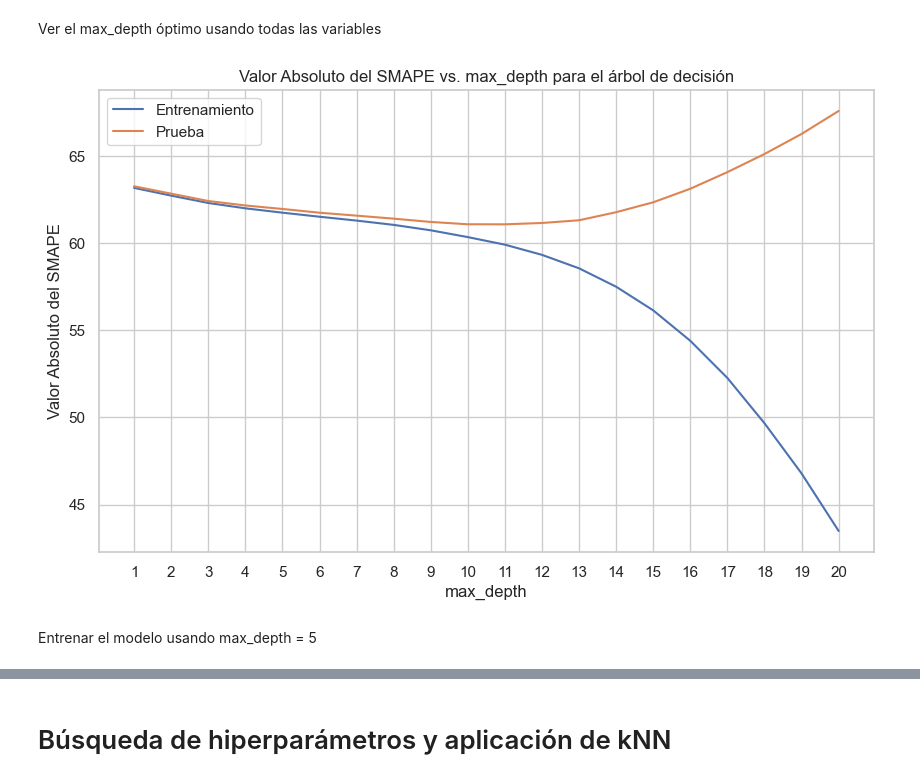
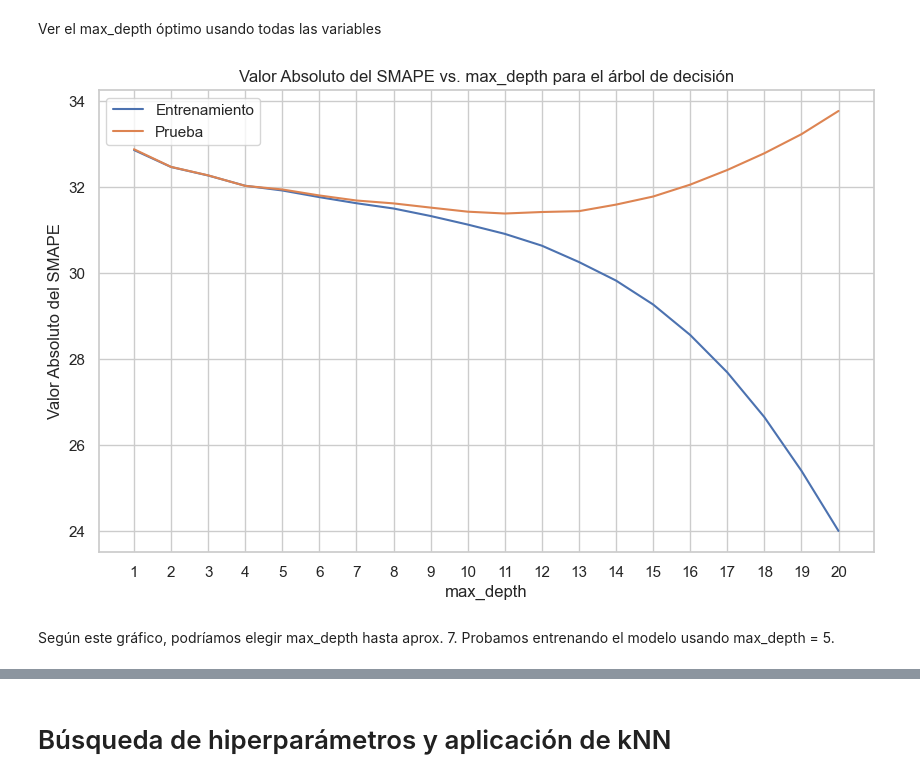
Before and after one commit to anitalittle/tarea2, a Jupyter notebook: tarea2.ipynb, the cells around one changed output, grey strips where cells are left out. Drawn from its saved outputs; the diff is of its cells as text; code cells hidden in the pictures.

```diff
--- a/tarea2.ipynb
+++ b/tarea2.ipynb
@@ -208 +158,17 @@ Como tenemos que seleccionar un conjunto de variables para entrenar modelos dist
+# %%
+# Definimos la función para calcular el sMAPE, que se usará mucho
+
+def smape(y_true, y_pred):
+    num = np.abs(y_true - y_pred)
+    den = np.abs(y_true) + np.abs(y_pred)
+    return 100 * np.nan_to_num((num / den).mean())
+
+from sklearn.metrics import make_scorer
+smape_scorer = make_scorer(smape, greater_is_better=False)
+
+# La tenia asi y me dan porcentajes mayores a 100
+# def smape(y_true, y_pred):
+#     num = np.abs(y_true - y_pred)
+#     den = (np.abs(y_true) + np.abs(y_pred)) / 2
+#     return 100 * np.mean(2 * num / den)
 # %%
@@ -434,58 +275,55 @@ from sklearn.tree import DecisionTreeRegressor
 from sklearn.metrics import make_scorer
 from sklearn.model_selection import train_test_split
 
-sample_size = round(956944/2)
-df_train_sample = df_train.sample(n=sample_size, random_state=42)
-
 X = df_train_sample.drop('noshow', axis=1)
 y = df_train_sample['noshow']
 
-# Divide tus datos en conjuntos de entrenamiento y prueba
+# Dividir datos en conjuntos de entrenamiento y prueba
 X_train, X_test, y_train, y_test = train_test_split(X, y, test_size=0.2, random_state=42)
 
-# Define una lista de valores de max_depth que deseas probar
+# Lista de valores de max_depth para probar
 max_depth_values = range(1, 21)
 
-# Inicializa listas para almacenar las puntuaciones de entrenamiento y prueba
 train_smape = []
 test_smape = []
 
-# Realiza un bucle sobre los valores de max_depth
+# Realiza un bucle para todos los valores de max_depth
 for max_depth in max_depth_values:
-    # Crea un modelo de árbol de decisión con el valor actual de max_depth
+    # Crear un modelo de árbol de decisión con el valor actual de max_depth
     model = DecisionTreeRegressor(max_depth=max_depth)
 
-    # Entrena el modelo en el conjunto de entrenamiento
+    # Entrenar el modelo en el conjunto de entrenamiento
     model.fit(X_train, y_train)
 
     # Realiza las predicciones en el conjunto de entrenamiento
     y_pred_train = model.predict(X_train)
 
-    # Calcula el SMAPE en el conjunto de entrenamiento
+    # Calcula el sMAPE en el conjunto de entrenamiento
     train_smape_score = np.abs(smape(y_train, y_pred_train))
 
     # Realiza las predicciones en el conjunto de prueba
     y_pred_test = model.predict(X_test)
 
-    # Calcula el SMAPE en el conjunto de prueba
+    # Calcula el sMAPE en el conjunto de prueba
     test_smape_score = np.abs(smape(y_test, y_pred_test))
 
-    # Agrega los valores de SMAPE a las listas
+    # Agrega los valores de los sMAPE a las listas
     train_smape.append(train_smape_score)
     test_smape.append(test_smape_score)
 
-# Crea un gráfico de max_depth vs. valor absoluto del SMAPE
+# Graficar max_depth vs. valor absoluto del SMAPE
 plt.figure(figsize=(10, 6))
 plt.plot(max_depth_values, train_smape, label='Entrenamiento')
 plt.plot(max_depth_values, test_smape, label='Prueba')
 plt.xlabel('max_depth')
 plt.ylabel('Valor Absoluto del SMAPE')
 plt.title('Valor Absoluto del SMAPE vs. max_depth para el árbol de decisión')
 plt.xticks(max_depth_values)
 plt.legend()
 plt.grid(True)
 plt.show()
 # %% [output]
-[figure, old version]
+[figure, new version]
 # %% [markdown]
-Entrenar el modelo usando max_depth = 5
+Según este gráfico, podríamos elegir max_depth hasta aprox. 7.
+Probamos entrenando el modelo usando max_depth = 5.
```
Also changed, not shown: parts of 37 cells of this notebook.
